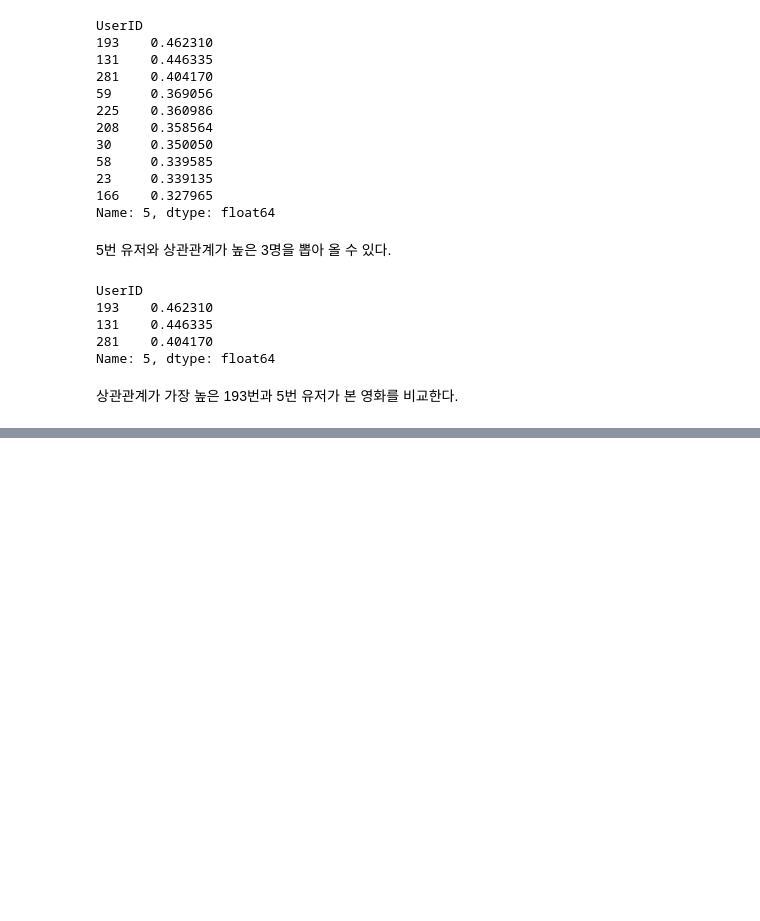
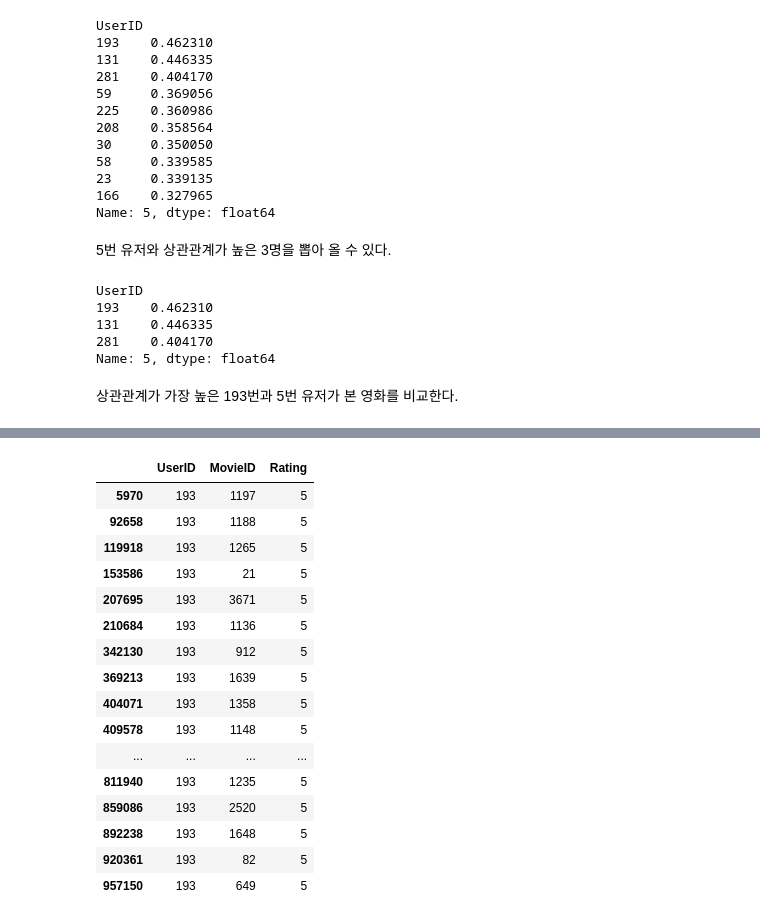
Before and after one commit to dlscks/pythondemo, a Jupyter notebook: python_31_영화추천.ipynb, the cells around one changed output, grey strips where cells are left out. Saved outputs shown, nothing was run; the diff lists cells and outputs as text; code cells hidden in the pictures; blank space fills up the shorter version.

```diff
--- a/python_31_영화추천.ipynb
+++ b/python_31_영화추천.ipynb
@@ -683,0 +746,21 @@ Name: 5, dtype: float64
+# %%
+# 193번 유저가 5점 준 영화
+unseen_movie[(unseen_movie.Rating==5) & (unseen_movie.UserID==193)]
+# %% [output]
+|  | UserID | MovieID | Rating |
+| 5970 | 193 | 1197 | 5 |
+| 92658 | 193 | 1188 | 5 |
+| 119918 | 193 | 1265 | 5 |
+| 153586 | 193 | 21 | 5 |
+| 207695 | 193 | 3671 | 5 |
+| 210684 | 193 | 1136 | 5 |
+| 342130 | 193 | 912 | 5 |
+| 369213 | 193 | 1639 | 5 |
+| 404071 | 193 | 1358 | 5 |
+| 409578 | 193 | 1148 | 5 |
+| ... | ... | ... | ... |
+| 811940 | 193 | 1235 | 5 |
+| 859086 | 193 | 2520 | 5 |
+| 892238 | 193 | 1648 | 5 |
+| 920361 | 193 | 82 | 5 |
+| 957150 | 193 | 649 | 5 |
```
Also changed, not shown: parts of 12 cells of this notebook.
